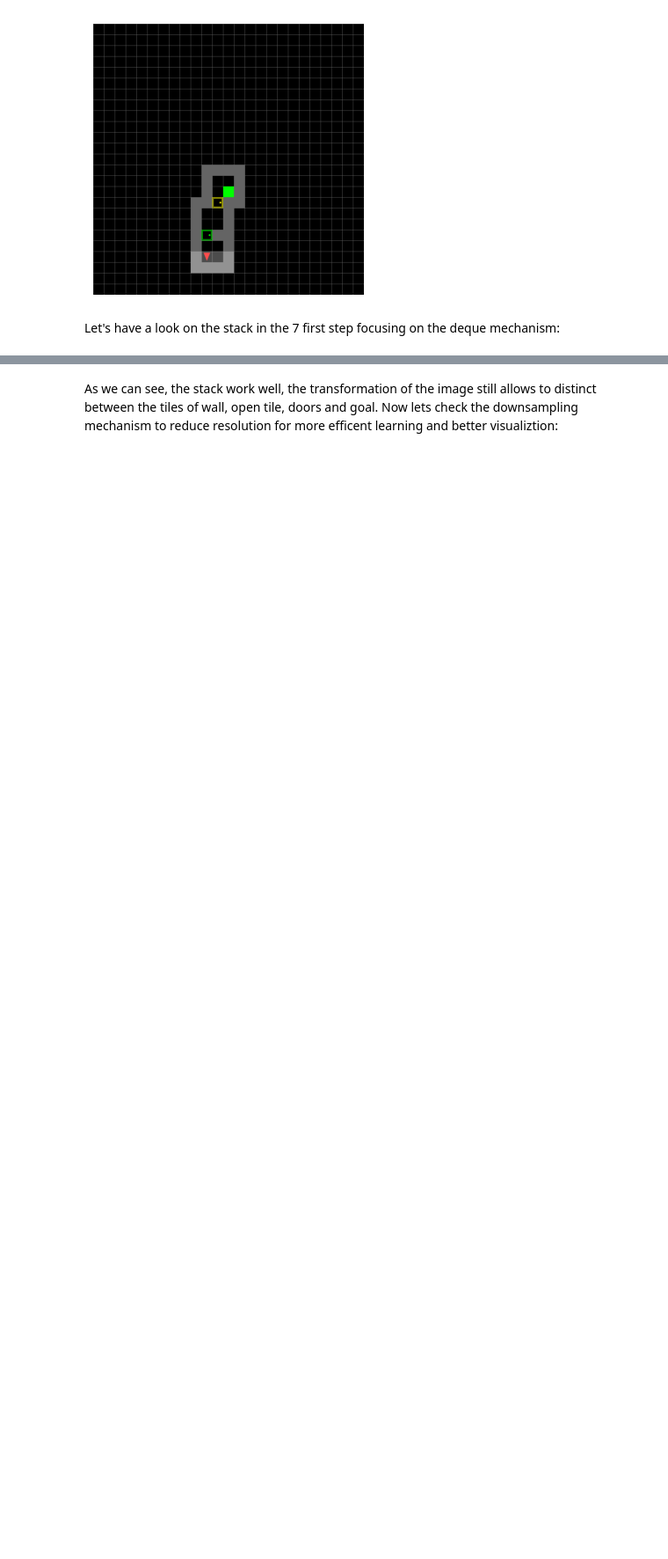
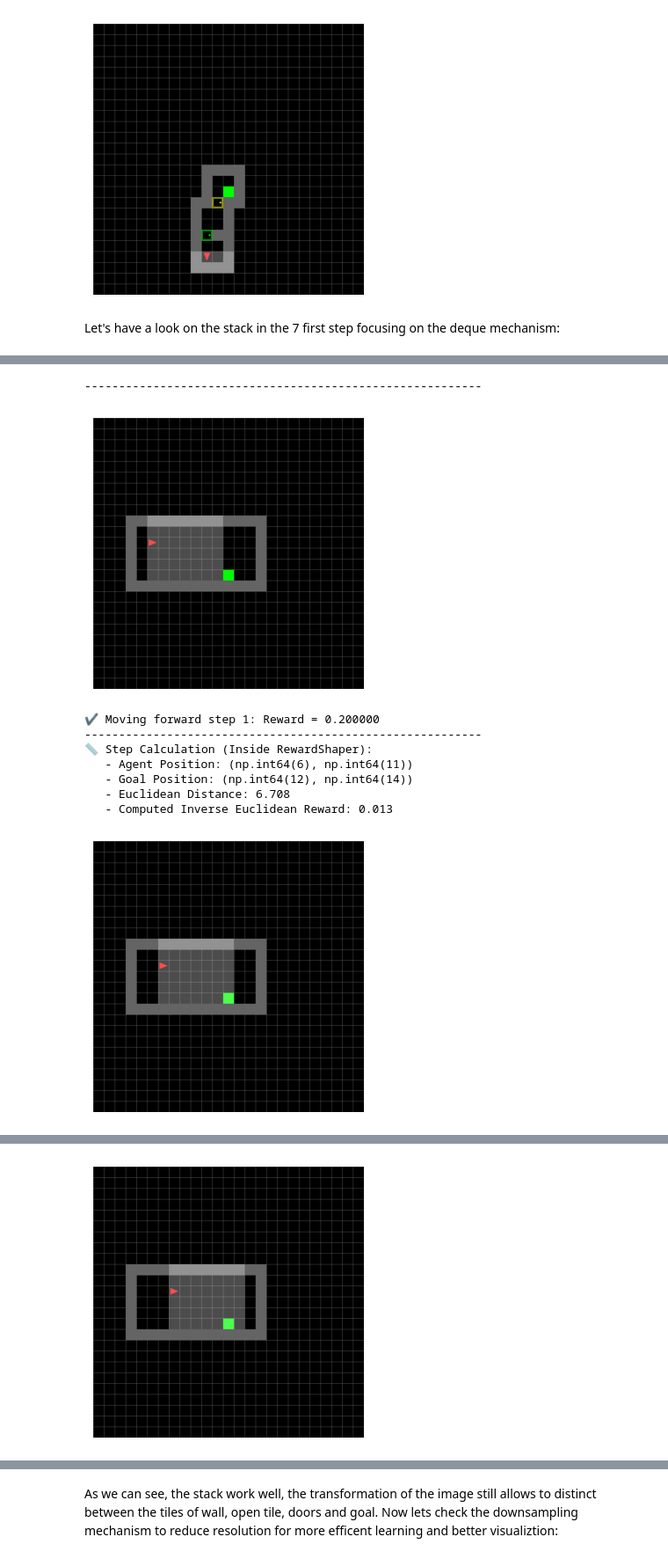
Before and after one commit to yGit741/RL-final, a Jupyter notebook: final_project_training_204266191_318947470.ipynb, the cells around one changed output, grey strips where cells are left out. Shown: that part at 88% size. Saved outputs shown, nothing was run; the diff lists cells and outputs as text; code cells hidden in the pictures; blank space fills up the shorter version.

```diff
--- a/final_project_training_204266191_318947470.ipynb
+++ b/final_project_training_204266191_318947470.ipynb
@@ -898,0 +1170,79 @@ visualize_frame_stack(env, frame_stack, lambda env: 2)
+# %%
+import numpy as np
+
+# ✅ Create environment with reward shaping, setting only relevant rewards
+env, obs = create_multiroom_env(
+    num_rooms=1, max_room_size=50, seed=333, reward_shaping=True,
+    progress_reward=0.2,  # Encourage movement when goal isn't visible
+    distance_weight=0.1,  # Reward based on getting closer to the goal
+    revisit_penalty=0.0, door_open_reward=0.0,
+    no_move_penalty=0.0, toggle_penalty=0.0
+)
+
+# show_full_frame_rgb(env, obs)  # Initial frame
+
+# ✅ Unwrap to access RewardShaper
+unwrapped_env = env
+while not isinstance(unwrapped_env, RewardShaper):
+    unwrapped_env = unwrapped_env.env
+
+# ✅ Ensure goal is NOT visible initially
+goal_visible = unwrapped_env._is_goal_visible()
+assert not goal_visible, "❌ Goal should NOT be visible initially!"
+
+# ✅ Store initial agent and goal positions
+goal_pos = np.array(unwrapped_env.env.goal_pos)
+
+# ✅ Loop to test movement and reward calculation
+previous_pos = np.array(unwrapped_env.env.agent_pos)
+for step in range(10):  # Maximum steps to prevent infinite loop
+    print("----------------------------------------------------------")
+    action_forward = env.unwrapped.actions.forward
+    obs, reward, done, truncated, info = env.step(action_forward)
+    show_full_frame_rgb(env)  # Debug frame
+
+    # ✅ Update position after movement
+    new_pos = np.array(unwrapped_env.env.agent_pos)
+
+    # ✅ Check if goal is visible
+    goal_visible = unwrapped_env._is_goal_visible()
+
+    if goal_visible:
+        print(f"✔ Goal became visible at step {step + 1}")
+
+        # ✅ Compute expected **inverse Euclidean distance reward**
+        new_distance = np.linalg.norm(new_pos - goal_pos)
+        expected_distance_reward = 0.1 * (1 / (new_distance + 1))
+
+        print(f"📏 Step Calculation (Test Script):")
+        print(f"   - Agent Position: {new_pos}")
+        print(f"   - Goal Position: {goal_pos}")
+        print(f"   - Euclidean Distance: {new_distance:.3f}")
+        print(f"   - Expected Reward: {expected_distance_reward:.6f}")
+        print(f"   - Actual Reward: {reward:.6f}")
+
+        # ✅ Check if the distance-based reward is correct
+        assert np.isclose(reward, expected_distance_reward, atol=1e-3), \
+            f"❌ Expected distance reward {expected_distance_reward:.6f}, got {reward:.6f}."
+
+        print(f"✔ Distance-based reward correct: {reward:.6f} (Expected: {expected_distance_reward:.6f})")
+
+    else:
+        # ✅ Ensure movement reward is applied correctly
+        assert np.isclose(reward, 0.2, atol=1e-3), \
+            f"❌ Expected reward 0.2, got {reward:.6f} when moving forward."
+        print(f"✔ Moving forward step {step + 1}: Reward = {reward:.6f}")
+
+    # ✅ Update previous position for next iteration
+    previous_pos = new_pos
+# %% [output]
+----------------------------------------------------------
+[figure, added]
+✔ Moving forward step 1: Reward = 0.200000
+----------------------------------------------------------
+📏 Step Calculation (Inside RewardShaper):
+   - Agent Position: (np.int64(6), np.int64(11))
+   - Goal Position: (np.int64(12), np.int64(14))
+   - Euclidean Distance: 6.708
+   - Computed Inverse Euclidean Reward: 0.013
+[figure, added]
@@ -898,0 +1263 @@ visualize_frame_stack(env, frame_stack, lambda env: 2)
+[figure, added]
```
Also changed, not shown: parts of 25 cells of this notebook.
